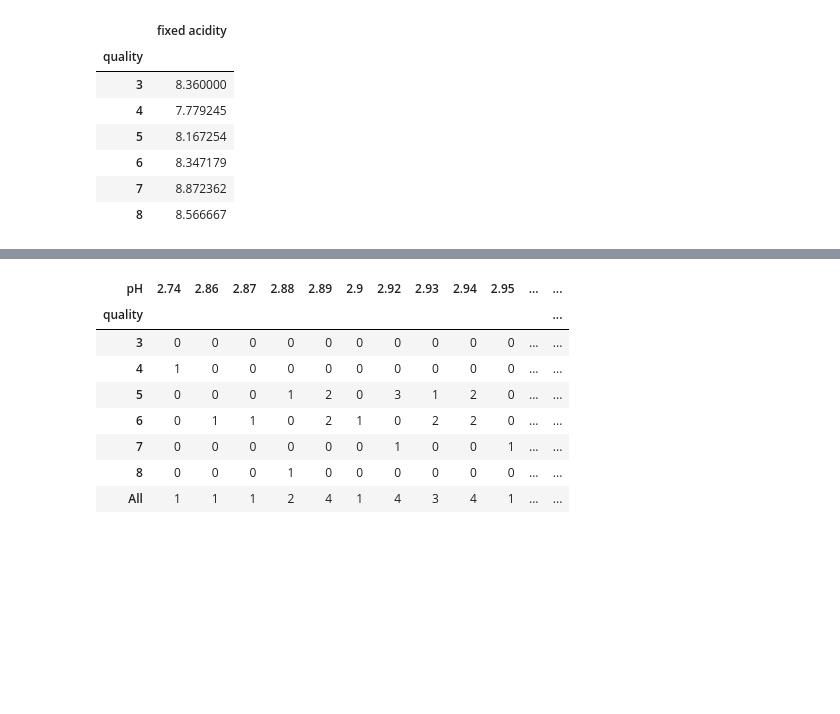
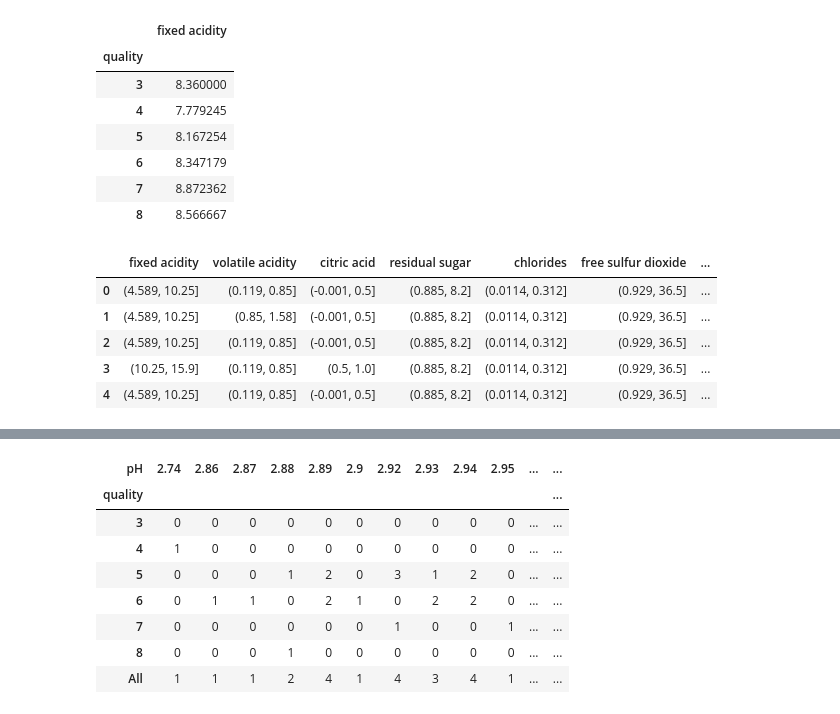
Before and after one commit to sourceoftruthdata/sot_interview_prep, a Jupyter notebook: notebooks/sklearn_analysis.ipynb, the cells around one changed output, grey strips where cells are left out. Saved outputs shown, nothing was run; the diff lists cells and outputs as text; code cells hidden in the pictures; blank space fills up the shorter version.

```diff
--- a/notebooks/sklearn_analysis.ipynb
+++ b/notebooks/sklearn_analysis.ipynb
@@ -44,3 +36,6 @@ from woe.eval import compute_ks
+# %%
+pd.set_option('display.max_row', 1000)
+pd.set_option('display.max_column', 100)
 # %%
 #########################
 # import data
@@ -117,3 +111,15 @@ df.pivot_table(values=["fixed acidity"], index=["quality"], aggfunc=np.mean)
 | 6 | 8.347179 |
 | 7 | 8.872362 |
 | 8 | 8.566667 |
+# %%
+df_disc=df.apply(pd.cut, bins=2)
+# x_disc=x.apply(pd.cut, bins=2)
+# %%
+df_disc.head()
+# %% [output]
+|  | fixed acidity | volatile acidity | citric acid | residual sugar | chlorides | free sulfur dioxide | ... |
+| 0 | (4.589, 10.25] | (0.119, 0.85] | (-0.001, 0.5] | (0.885, 8.2] | (0.0114, 0.312] | (0.929, 36.5] | ... |
+| 1 | (4.589, 10.25] | (0.85, 1.58] | (-0.001, 0.5] | (0.885, 8.2] | (0.0114, 0.312] | (0.929, 36.5] | ... |
+| 2 | (4.589, 10.25] | (0.119, 0.85] | (-0.001, 0.5] | (0.885, 8.2] | (0.0114, 0.312] | (0.929, 36.5] | ... |
+| 3 | (10.25, 15.9] | (0.119, 0.85] | (0.5, 1.0] | (0.885, 8.2] | (0.0114, 0.312] | (0.929, 36.5] | ... |
+| 4 | (4.589, 10.25] | (0.119, 0.85] | (-0.001, 0.5] | (0.885, 8.2] | (0.0114, 0.312] | (0.929, 36.5] | ... |
```
Also changed, not shown: parts of 6 cells of this notebook, 1 other file.
